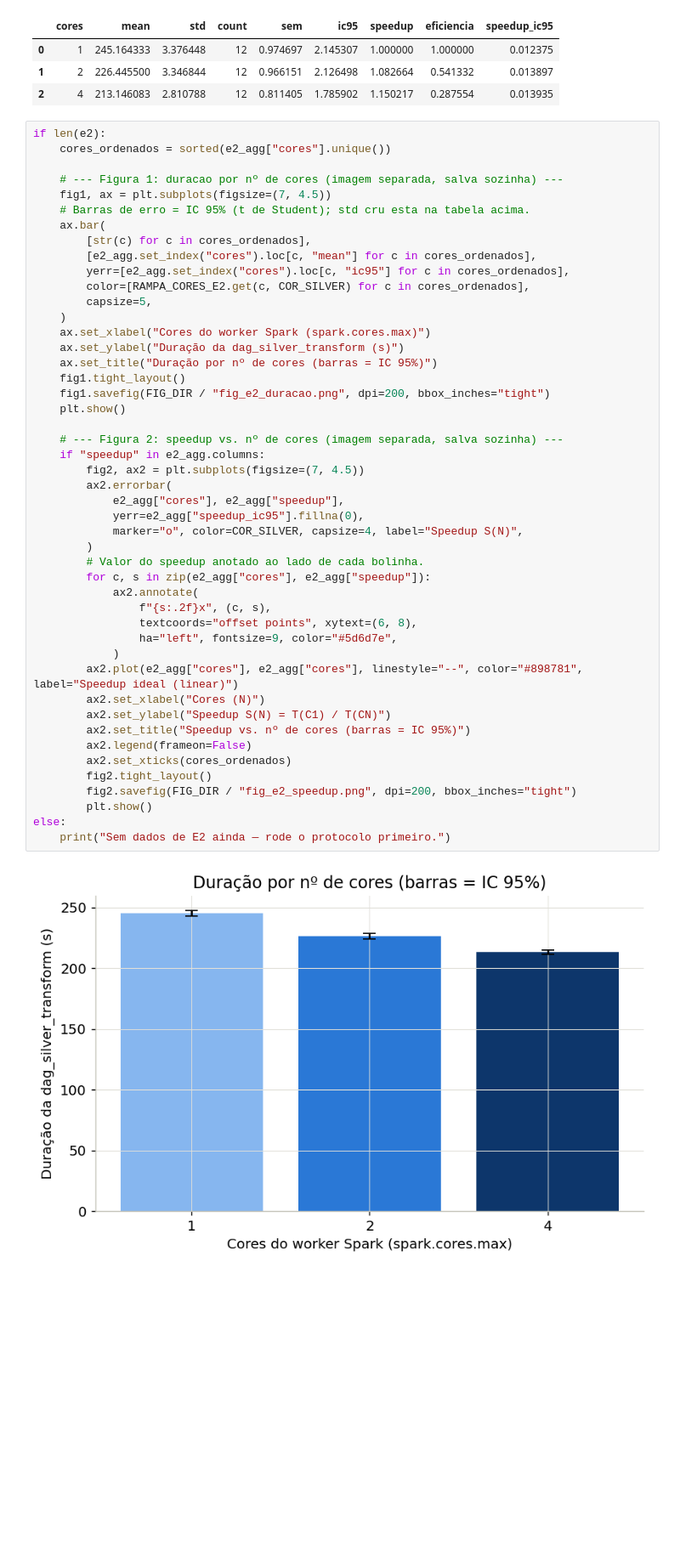
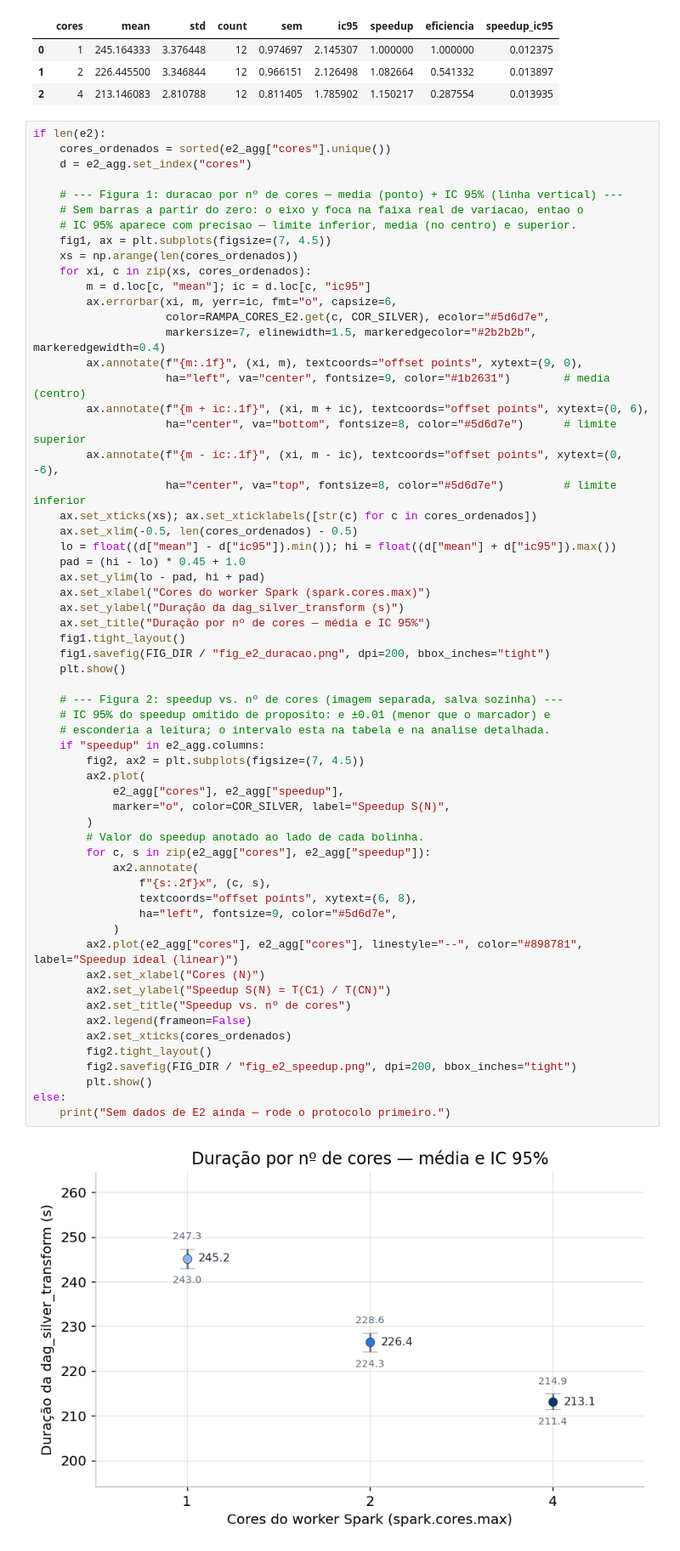
Before and after one commit to silvio-estat/ARTIGO_DLH, a Jupyter notebook: experimentos/sscad2026/relatorio_experimento.ipynb, the cells around one changed output. Shown at 85% size. Cells and saved outputs as stored; diff of their text form; blank space fills up the shorter version.

```diff
--- a/experimentos/sscad2026/relatorio_experimento.ipynb
+++ b/experimentos/sscad2026/relatorio_experimento.ipynb
@@ -427,49 +427,62 @@ else:
 # %%
 if len(e2):
     cores_ordenados = sorted(e2_agg["cores"].unique())
+    d = e2_agg.set_index("cores")
 
-    # --- Figura 1: duracao por nº de cores (imagem separada, salva sozinha) ---
+    # --- Figura 1: duracao por nº de cores — media (ponto) + IC 95% (linha vertical) ---
+    # Sem barras a partir do zero: o eixo y foca na faixa real de variacao, entao o
+    # IC 95% aparece com precisao — limite inferior, media (no centro) e superior.
     fig1, ax = plt.subplots(figsize=(7, 4.5))
-    # Barras de erro = IC 95% (t de Student); std cru esta na tabela acima.
-    ax.bar(
-        [str(c) for c in cores_ordenados],
-        [e2_agg.set_index("cores").loc[c, "mean"] for c in cores_ordenados],
-        yerr=[e2_agg.set_index("cores").loc[c, "ic95"] for c in cores_ordenados],
-        color=[RAMPA_CORES_E2.get(c, COR_SILVER) for c in cores_ordenados],
-        capsize=5,
-    )
+    xs = np.arange(len(cores_ordenados))
+    for xi, c in zip(xs, cores_ordenados):
+        m = d.loc[c, "mean"]; ic = d.loc[c, "ic95"]
+        ax.errorbar(xi, m, yerr=ic, fmt="o", capsize=6,
+                    color=RAMPA_CORES_E2.get(c, COR_SILVER), ecolor="#5d6d7e",
+                    markersize=7, elinewidth=1.5, markeredgecolor="#2b2b2b", markeredgewidth=0.4)
+        ax.annotate(f"{m:.1f}", (xi, m), textcoords="offset points", xytext=(9, 0),
+                    ha="left", va="center", fontsize=9, color="#1b2631")        # media (centro)
+        ax.annotate(f"{m + ic:.1f}", (xi, m + ic), textcoords="offset points", xytext=(0, 6),
+                    ha="center", va="bottom", fontsize=8, color="#5d6d7e")      # limite superior
+        ax.annotate(f"{m - ic:.1f}", (xi, m - ic), textcoords="offset points", xytext=(0, -6),
+                    ha="center", va="top", fontsize=8, color="#5d6d7e")         # limite inferior
+    ax.set_xticks(xs); ax.set_xticklabels([str(c) for c in cores_ordenados])
+    ax.set_xlim(-0.5, len(cores_ordenados) - 0.5)
+    lo = float((d["mean"] - d["ic95"]).min()); hi = float((d["mean"] + d["ic95"]).max())
+    pad = (hi - lo) * 0.45 + 1.0
+    ax.set_ylim(lo - pad, hi + pad)
     ax.set_xlabel("Cores do worker Spark (spark.cores.max)")
     ax.set_ylabel("Duração da dag_silver_transform (s)")
-    ax.set_title("Duração por nº de cores (barras = IC 95%)")
+    ax.set_title("Duração por nº de cores — média e IC 95%")
     fig1.tight_layout()
     fig1.savefig(FIG_DIR / "fig_e2_duracao.png", dpi=200, bbox_inches="tight")
     plt.show()
 
     # --- Figura 2: speedup vs. nº de cores (imagem separada, salva sozinha) ---
+    # IC 95% do speedup omitido de proposito: e ±0.01 (menor que o marcador) e
+    # esconderia a leitura; o intervalo esta na tabela e na analise detalhada.
     if "speedup" in e2_agg.columns:
         fig2, ax2 = plt.subplots(figsize=(7, 4.5))
-        ax2.errorbar(
+        ax2.plot(
             e2_agg["cores"], e2_agg["speedup"],
-            yerr=e2_agg["speedup_ic95"].fillna(0),
-            marker="o", color=COR_SILVER, capsize=4, label="Speedup S(N)",
+            marker="o", color=COR_SILVER, label="Speedup S(N)",
         )
         # Valor do speedup anotado ao lado de cada bolinha.
         for c, s in zip(e2_agg["cores"], e2_agg["speedup"]):
             ax2.annotate(
                 f"{s:.2f}x", (c, s),
                 textcoords="offset points", xytext=(6, 8),
                 ha="left", fontsize=9, color="#5d6d7e",
             )
         ax2.plot(e2_agg["cores"], e2_agg["cores"], linestyle="--", color="#898781", label="Speedup ideal (linear)")
         ax2.set_xlabel("Cores (N)")
         ax2.set_ylabel("Speedup S(N) = T(C1) / T(CN)")
-        ax2.set_title("Speedup vs. nº de cores (barras = IC 95%)")
+        ax2.set_title("Speedup vs. nº de cores")
         ax2.legend(frameon=False)
         ax2.set_xticks(cores_ordenados)
         fig2.tight_layout()
         fig2.savefig(FIG_DIR / "fig_e2_speedup.png", dpi=200, bbox_inches="tight")
         plt.show()
 else:
     print("Sem dados de E2 ainda — rode o protocolo primeiro.")
 # %% [output]
-[figure, old version]
+[figure, new version]
```
Also changed, not shown: parts of 17 cells of this notebook, 4 other files.
